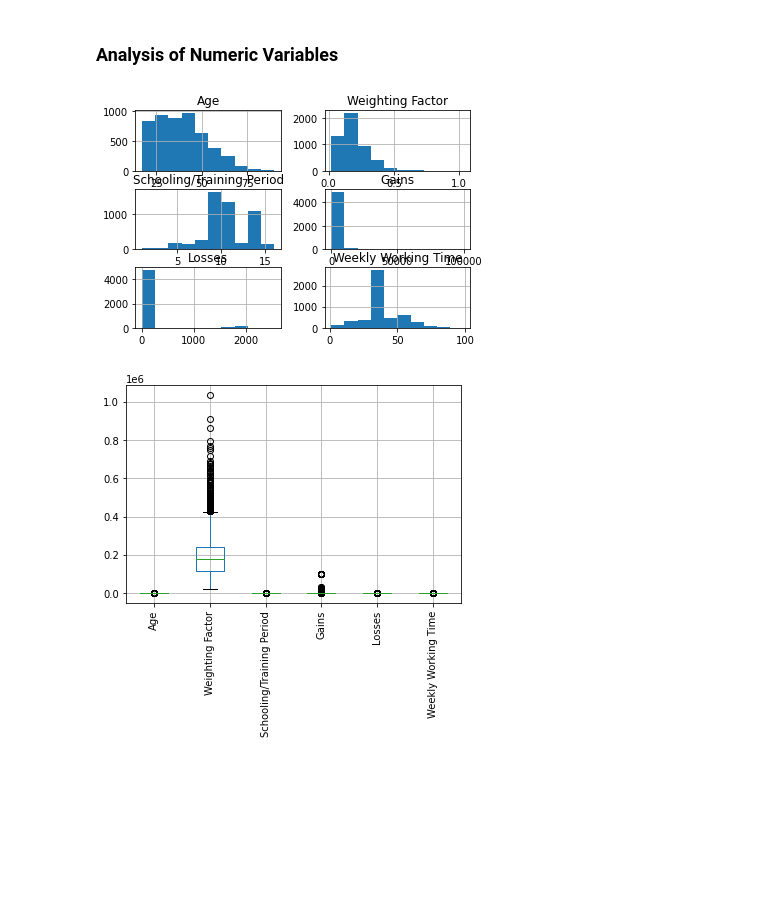
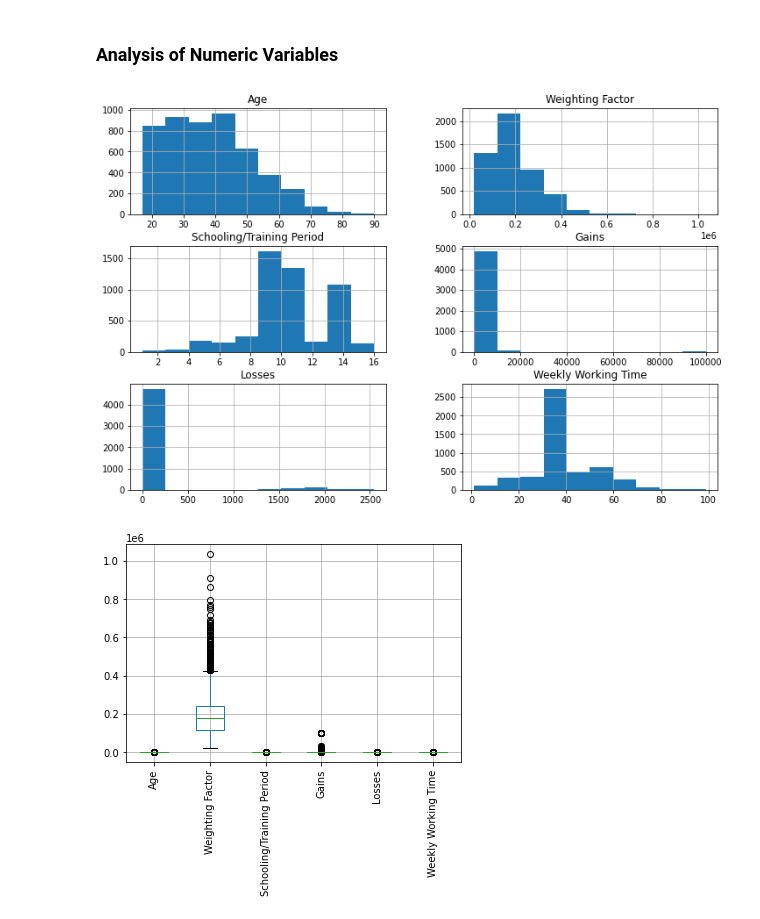
Before and after one commit to lucashoeft/Intelligent-Data-Analysis-Project, a Jupyter notebook: Intelligent-Data-Analysis-Project.ipynb, the cells around one changed output. Saved outputs shown, nothing was run; the diff lists cells and outputs as text; code cells hidden in the pictures; blank space fills up the shorter version.

```diff
--- a/Intelligent-Data-Analysis-Project.ipynb
+++ b/Intelligent-Data-Analysis-Project.ipynb
@@ -75,9 +75,9 @@ income_labeled.describe()
 ### Analysis of Numeric Variables
 # %%
 # Check how numeric values are distributed
-numeric_distribution = income_labeled.hist()
+numeric_distribution = income_labeled.hist(figsize=(12,8))
 # %% [output]
-[figure, old version]
+[figure, new version]
 # %%
 numeric_distribution_boxplot = income_labeled.boxplot()
 numeric_distribution_boxplot = numeric_distribution_boxplot.set_xticklabels(numeric_distribution_boxplot.get_xticklabels(),rotation=90)
```
Also changed, not shown: parts of 23 cells of this notebook.
